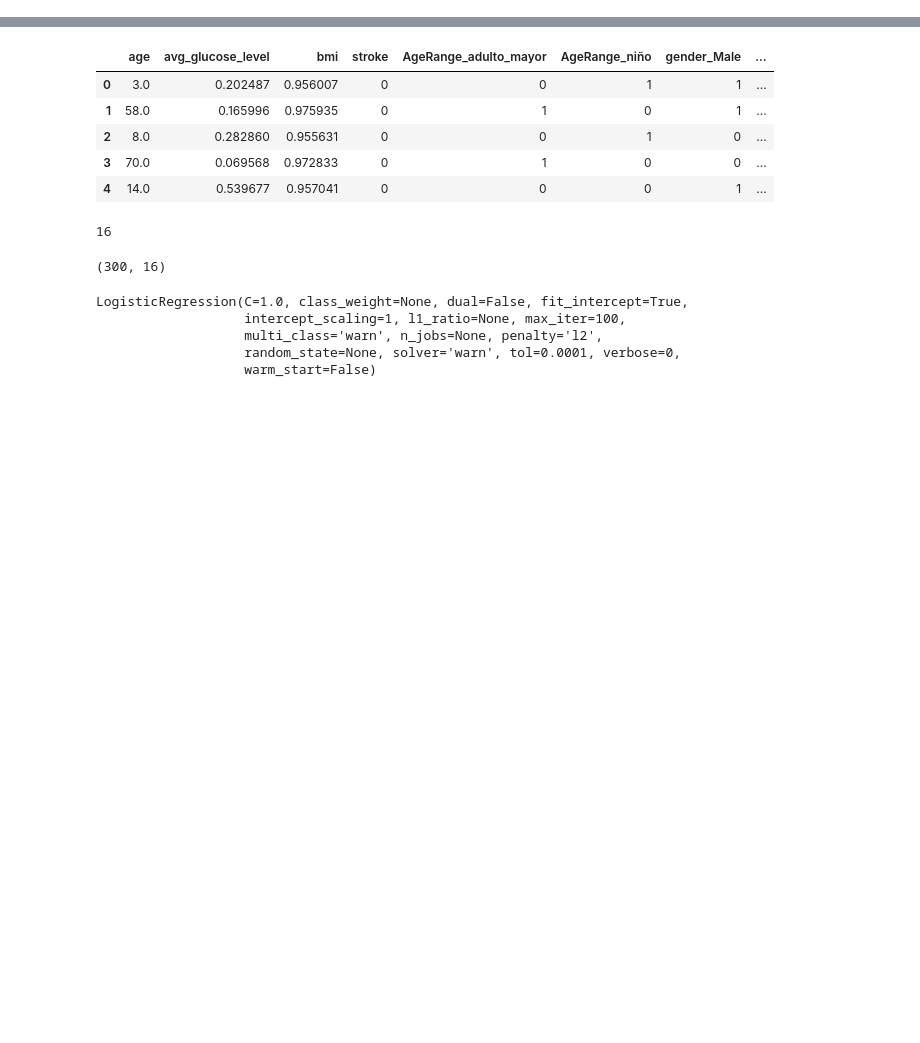
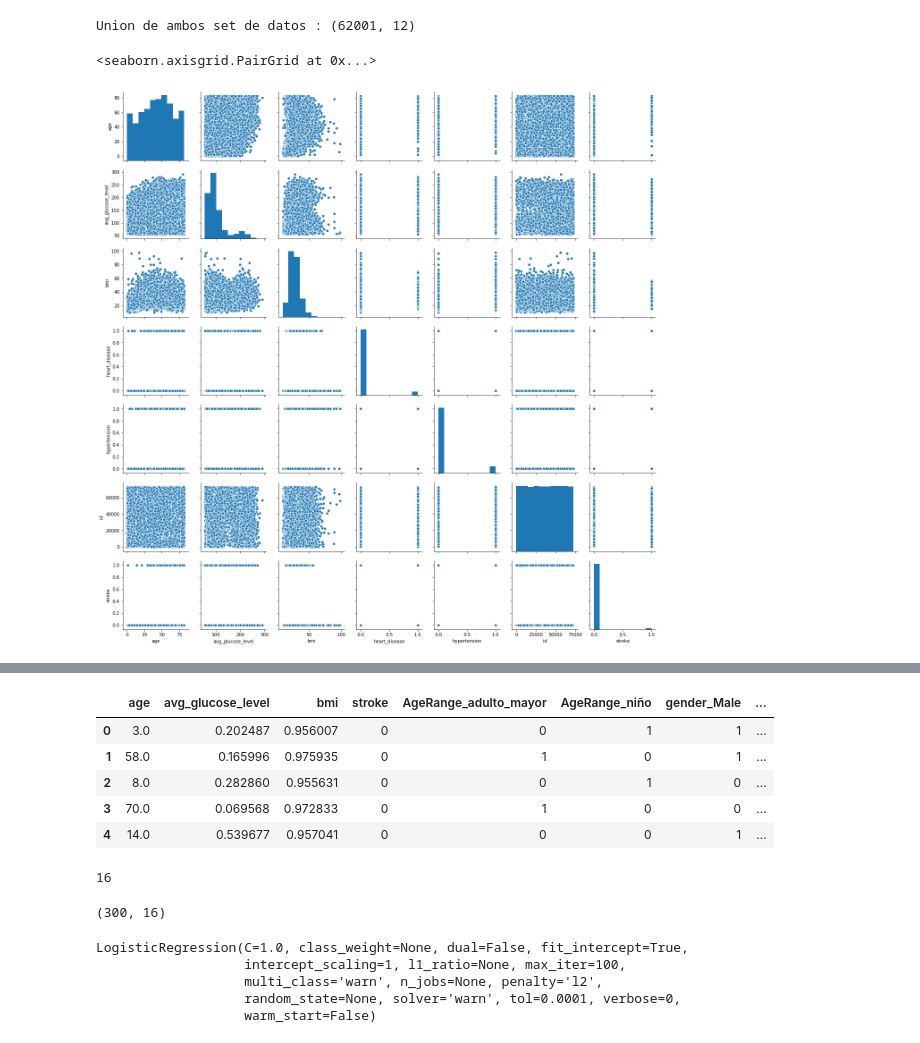
Before and after one commit to jpablofdez/DataScience, a Jupyter notebook: ProjectoFinal.ipynb, the cells around one changed output, grey strips where cells are left out. Drawn from its saved outputs; the diff is of its cells as text; code cells hidden in the pictures; blank space fills up the shorter version.

```diff
--- a/ProjectoFinal.ipynb
+++ b/ProjectoFinal.ipynb
@@ -190,0 +81,6 @@ array([[ 0.05766284, -0.00451147],
+# %%
+# Lectura del set de datos con la libreria pandas
+#data = pd.read_csv('train_2v.csv')
+
+train_data= pd.read_csv("train_2v.csv")
+test_data=pd.read_csv("test_2v.csv")
@@ -190,0 +182,3 @@ array([[ 0.05766284, -0.00451147],
+# %%
+# Unimos el conjunto de datos del training y el test
+joined_data=pd.concat([train_data,test_data])
@@ -190,0 +193,4 @@ array([[ 0.05766284, -0.00451147],
+# %%
+print("Union de ambos set de datos : {}" .format(joined_data.shape))
+# %% [output]
+Union de ambos set de datos : (62001, 12)
@@ -190,0 +199,6 @@ array([[ 0.05766284, -0.00451147],
+# %%
+# Hacemos un Analis de los datos con un histograma antes del procesamiento de los datos.
+sns.pairplot(joined_data)
+# %% [output]
+<seaborn.axisgrid.PairGrid at 0x...>
+[figure, added]
```
Also changed, not shown: parts of 90 cells of this notebook.
